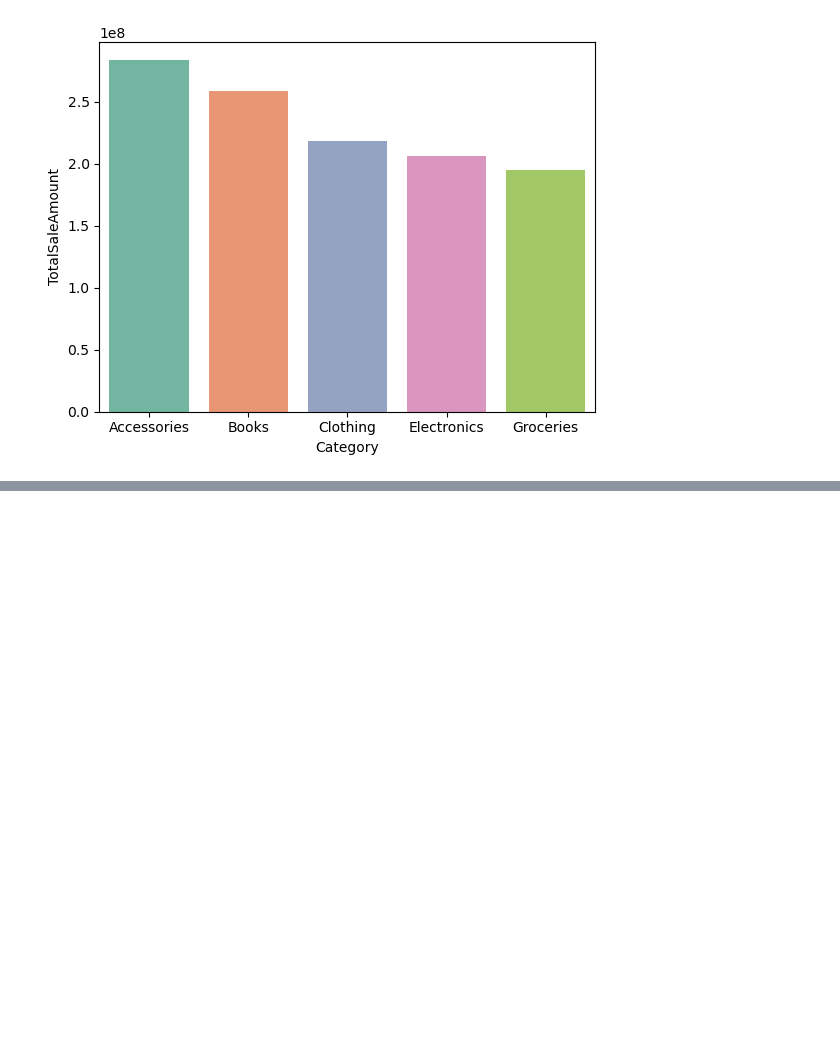
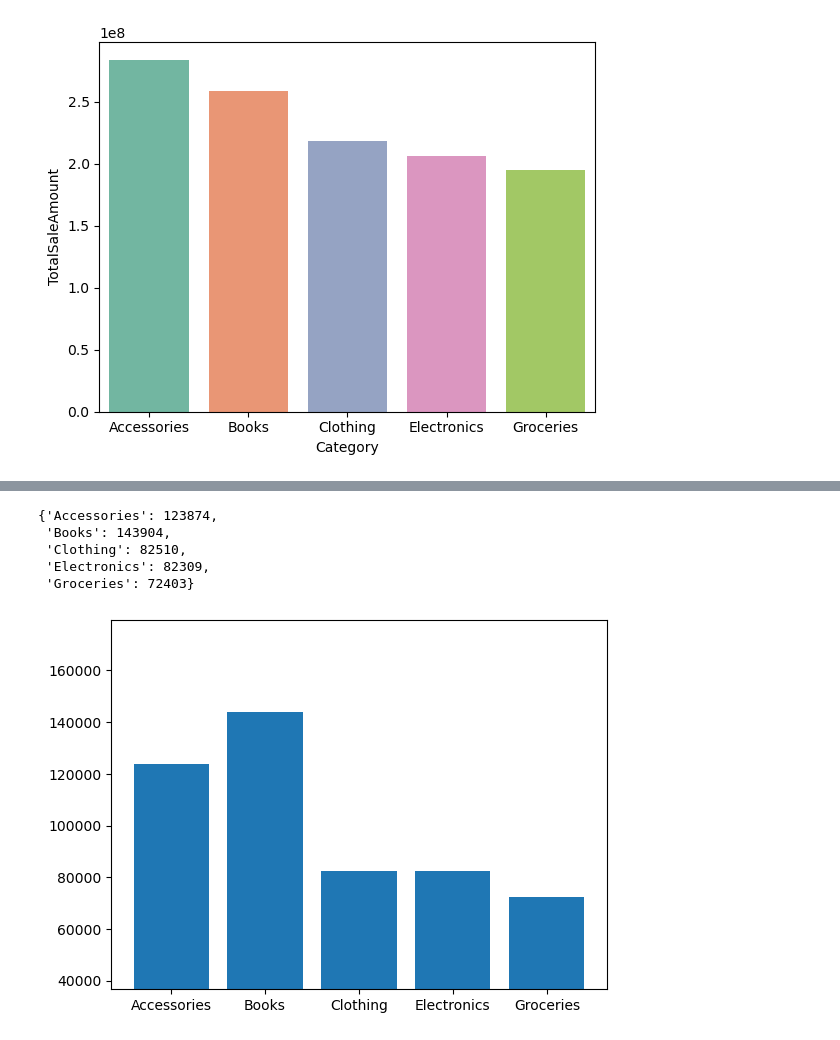
Before and after one commit to priyadarshi2/Data_Science_Internship, a Jupyter notebook: Advance_Pandas/advanced_pandas.ipynb, the cells around one changed output, grey strips where cells are left out. Saved outputs shown, nothing was run; the diff lists cells and outputs as text; code cells hidden in the pictures; blank space fills up the shorter version.

```diff
--- a/Advance_Pandas/advanced_pandas.ipynb
+++ b/Advance_Pandas/advanced_pandas.ipynb
@@ -170,0 +239,6 @@ plt.show()
+# %%
+start_date = str(input("Enter the start date in dd-mm-yyyy format : "))
+end_date = str(input("Enter the end date in dd-mm-yyyy format : "))
+
+start_date = datetime.datetime.strptime(start_date,"%d-%m-%Y")
+end_date = datetime.datetime.strptime(end_date,"%d-%m-%Y")
@@ -170,0 +249,3 @@ plt.show()
+# %%
+sales_per_day_per_category = pd.crosstab(commercialData['SaleTime'], commercialData['Category'])
+sales_per_day_per_category
@@ -170,0 +267,5 @@ plt.show()
+# %%
+
+
+fetched_data = sales_per_day_per_category.loc[start_date:end_date]
+fetched_data
@@ -170,0 +287,23 @@ plt.show()
+# %%
+sales_in_range = dict.fromkeys(commercialData["Category"].unique())
+
+for i in sales_in_range.keys() :
+    sales_in_range[i] = fetched_data[i].sum()
+
+sales_in_range
+# %% [output]
+{'Accessories': 123874,
+ 'Books': 143904,
+ 'Clothing': 82510,
+ 'Electronics': 82309,
+ 'Groceries': 72403}
+# %%
+low = min(sales_in_range.values())   #Find the lowest number in the sales
+high = max(sales_in_range.values())   #Find the highest number in the sales
+
+#Set the limit of the y-axis to the nearset integer (smaller than lower and higher than the highest)
+plt.ylim([math.ceil(low-0.5*(high-low)), math.ceil(high+0.5*(high-low))])
+plt.bar(sales_in_range.keys(), sales_in_range.values())
+plt.show()
+# %% [output]
+[figure, added]
```
Also changed, not shown: parts of 11 cells of this notebook.
